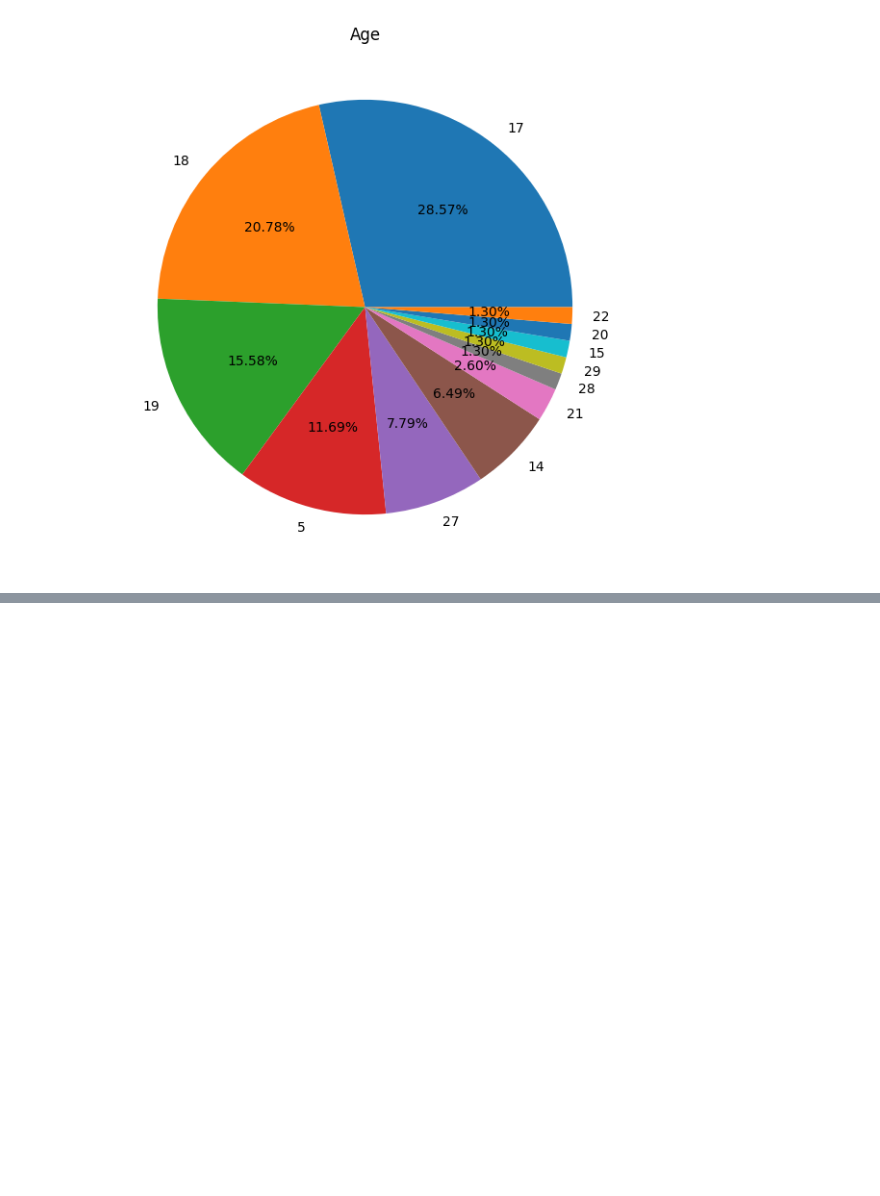
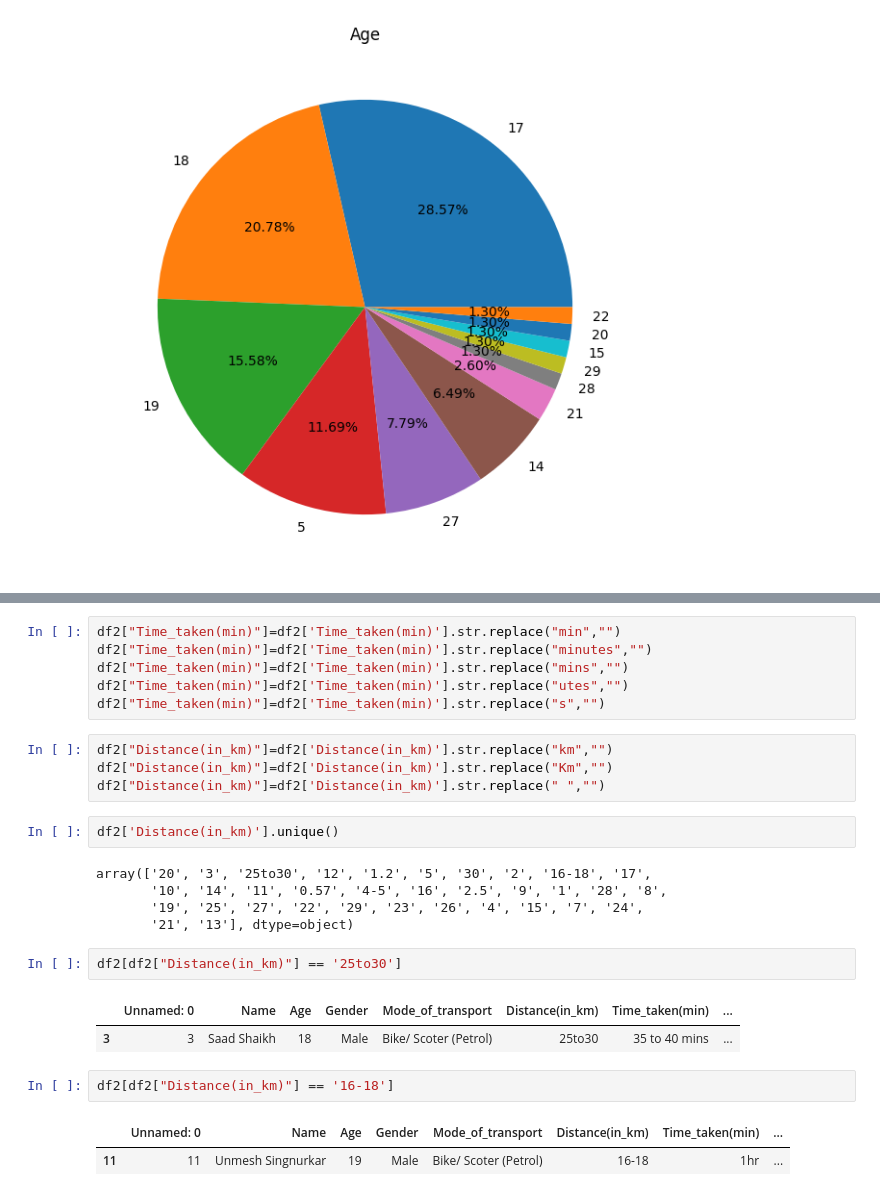
Before and after one commit to pythonieee/college_Pc_repo, a Jupyter notebook: taveling_commuting.ipynb, the cells around one changed output, grey strips where cells are left out. Saved outputs shown, nothing was run; the diff lists cells and outputs as text; blank space fills up the shorter version.

```diff
--- a/taveling_commuting.ipynb
+++ b/taveling_commuting.ipynb
@@ -78,0 +163,27 @@ plt.pie(x=df2["Age"].value_counts(),labels=df['Age'].unique(),autopct="%2.2f%%")
+# %%
+df2["Time_taken(min)"]=df2['Time_taken(min)'].str.replace("min","")
+df2["Time_taken(min)"]=df2['Time_taken(min)'].str.replace("minutes","")
+df2["Time_taken(min)"]=df2['Time_taken(min)'].str.replace("mins","")
+df2["Time_taken(min)"]=df2['Time_taken(min)'].str.replace("utes","")
+df2["Time_taken(min)"]=df2['Time_taken(min)'].str.replace("s","")
+# %%
+df2["Distance(in_km)"]=df2['Distance(in_km)'].str.replace("km","")
+df2["Distance(in_km)"]=df2['Distance(in_km)'].str.replace("Km","")
+df2["Distance(in_km)"]=df2['Distance(in_km)'].str.replace(" ","")
+# %%
+df2['Distance(in_km)'].unique()
+# %% [output]
+array(['20', '3', '25to30', '12', '1.2', '5', '30', '2', '16-18', '17',
+       '10', '14', '11', '0.57', '4-5', '16', '2.5', '9', '1', '28', '8',
+       '19', '25', '27', '22', '29', '23', '26', '4', '15', '7', '24',
+       '21', '13'], dtype=object)
+# %%
+df2[df2["Distance(in_km)"] == '25to30']
+# %% [output]
+|  | Unnamed: 0 | Name | Age | Gender | Mode_of_transport | Distance(in_km) | Time_taken(min) | ... |
+| 3 | 3 | Saad Shaikh | 18 | Male | Bike/ Scoter (Petrol) | 25to30 | 35 to 40 mins | ... |
+# %%
+df2[df2["Distance(in_km)"] == '16-18']
+# %% [output]
+|  | Unnamed: 0 | Name | Age | Gender | Mode_of_transport | Distance(in_km) | Time_taken(min) | ... |
+| 11 | 11 | Unmesh Singnurkar | 19 | Male | Bike/ Scoter (Petrol) | 16-18 | 1hr | ... |
```
Also changed, not shown: parts of 14 cells of this notebook, 1 other file.
